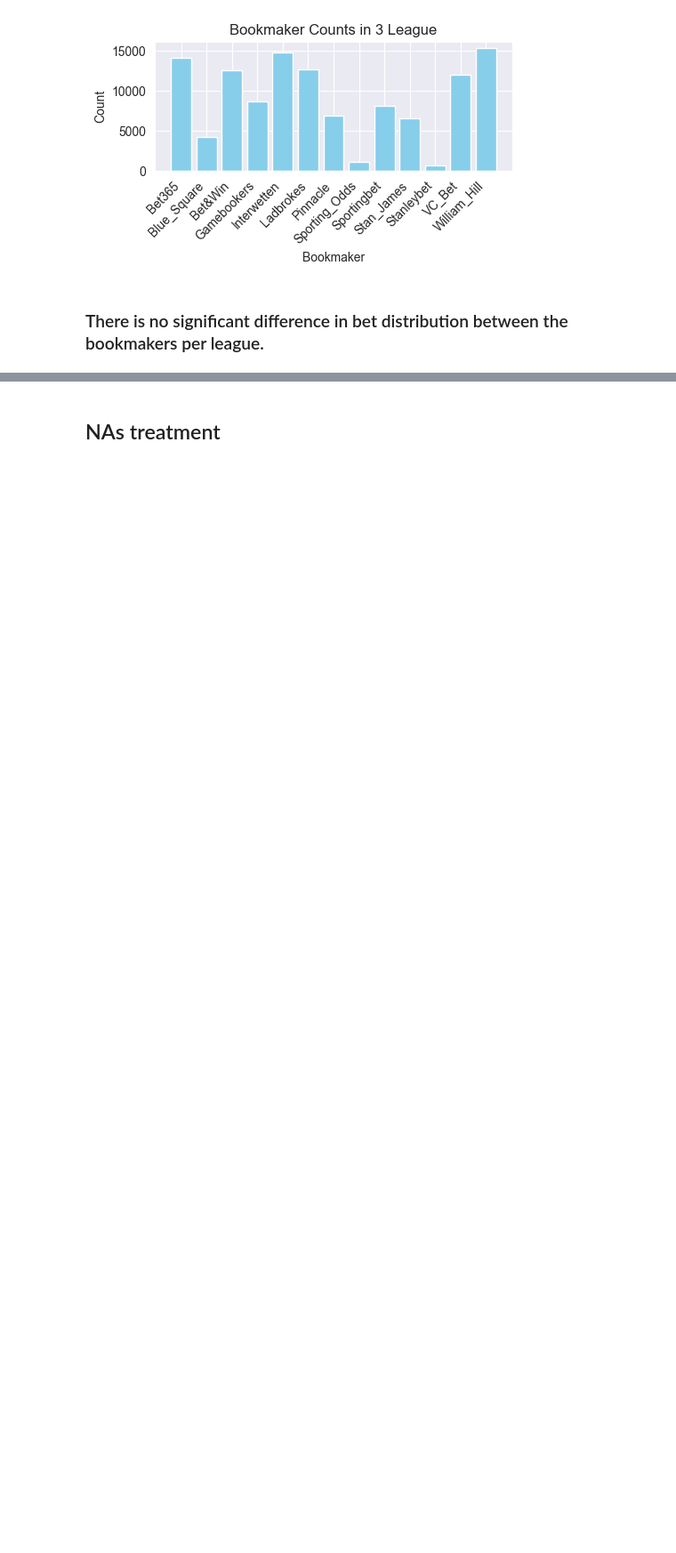
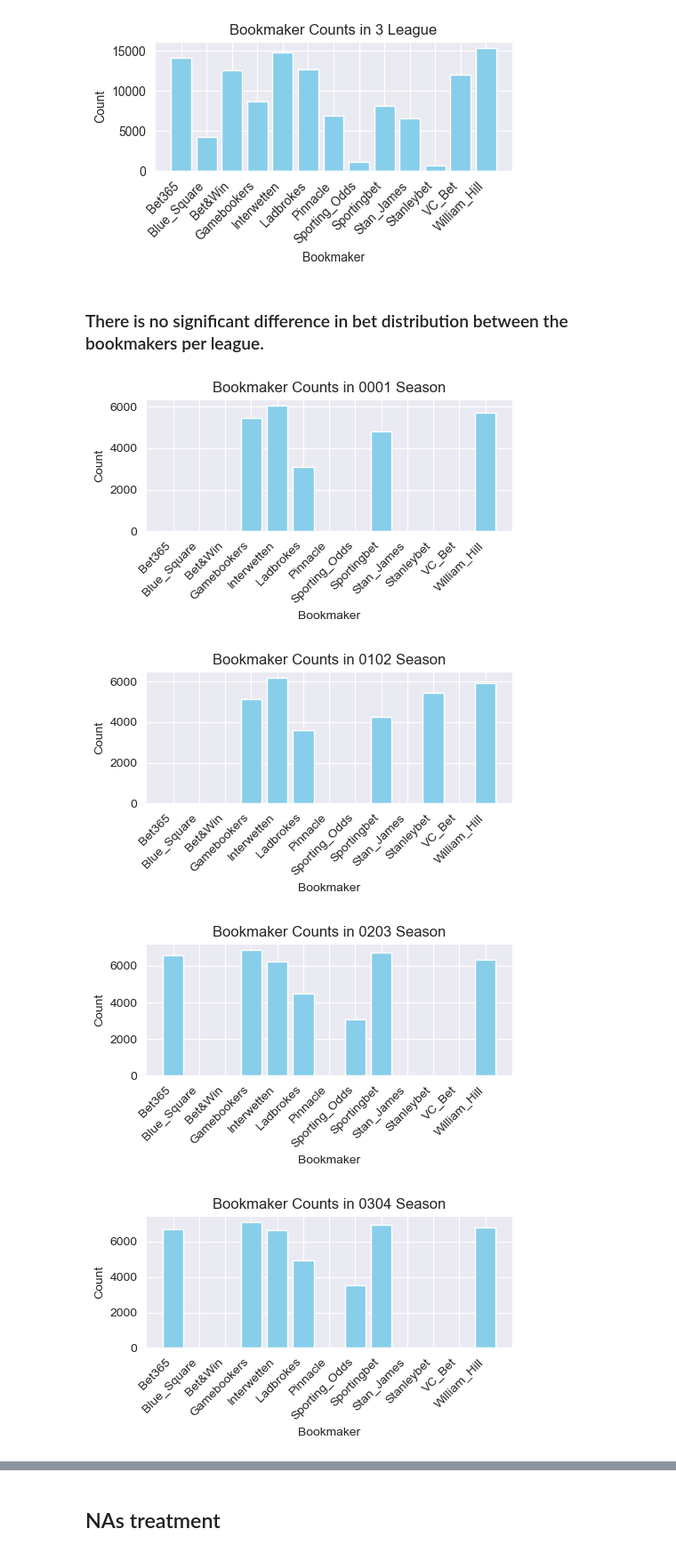
Before and after one commit to MaksimObukhov/football-predictor-ml, a Jupyter notebook: preprocessing.ipynb, the cells around one changed output, grey strips where cells are left out. Shown at 89% size. Cells and saved outputs as stored; diff of their text form; code cells hidden in the pictures; blank space fills up the shorter version.

Commit message:
Update preprocessing.ipynb
charts: add bet distribution per season

```diff
--- a/preprocessing.ipynb
+++ b/preprocessing.ipynb
@@ -447,3 +447,27 @@ for index, row in grouped_df.iterrows():
 [figure]
 # %% [markdown]
 ### There is no significant difference in bet distribution between the bookmakers per league.
+# %%
+# Group by 'Season' and count the occurrences of 1 for each bookmaker
+grouped_df = df_test.groupby('Season')[indicator_columns].sum().reset_index()
+
+# Plot a bar chart for each league
+for index, row in grouped_df.iterrows():
+    season_name = row['Season']
+    bookmaker_counts = row[indicator_columns].astype(int)
+    bookmaker_name = [bkmkr.split('_indicator')[0] for bkmkr in indicator_columns]
+
+    plt.figure(figsize=(5, 3))
+    plt.bar(bookmaker_name, bookmaker_counts, color='skyblue')
+    plt.title(f'Bookmaker Counts in {season_name} Season')
+    plt.xlabel('Bookmaker')
+    plt.ylabel('Count')
+    plt.xticks(rotation=45, ha='right')
+    plt.tight_layout()
+
+    plt.show()
+# %% [output]
+[figure, added]
+[figure, added]
+[figure, added]
+[figure, added]
```
Also changed, not shown: parts of 3 cells of this notebook.
